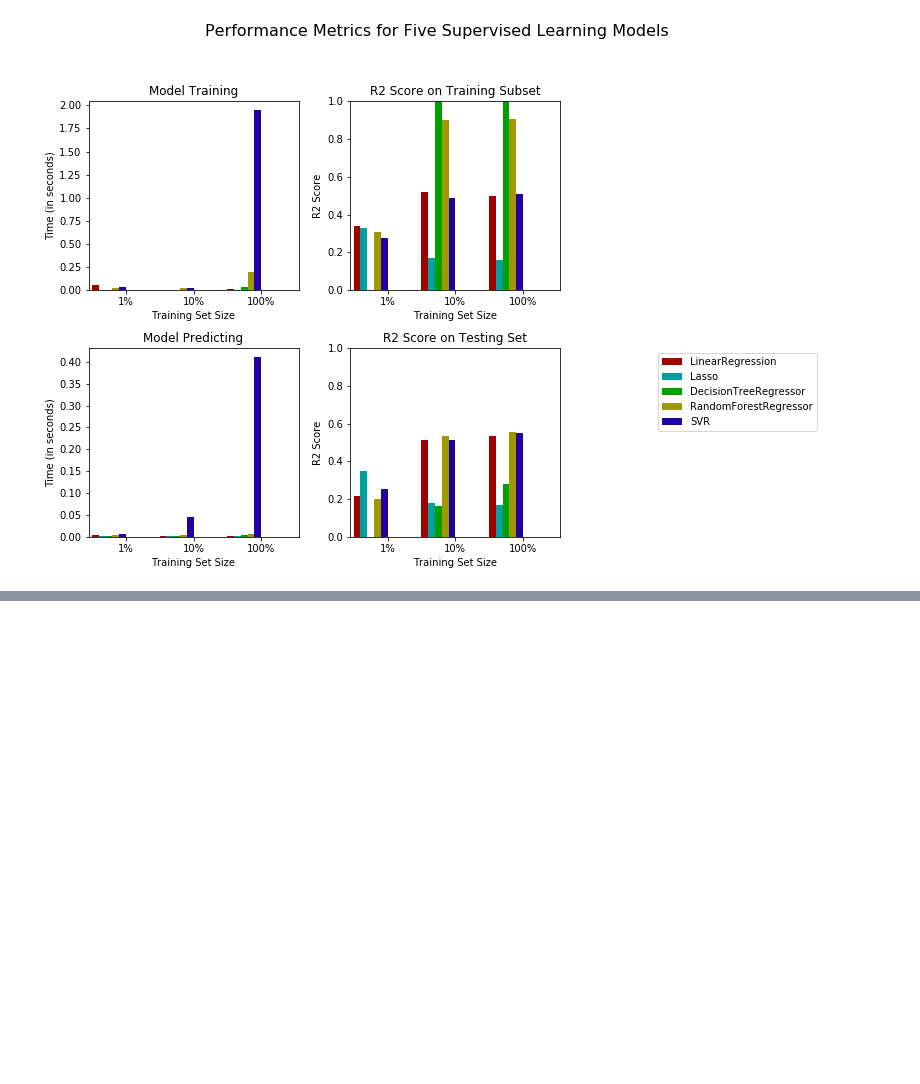
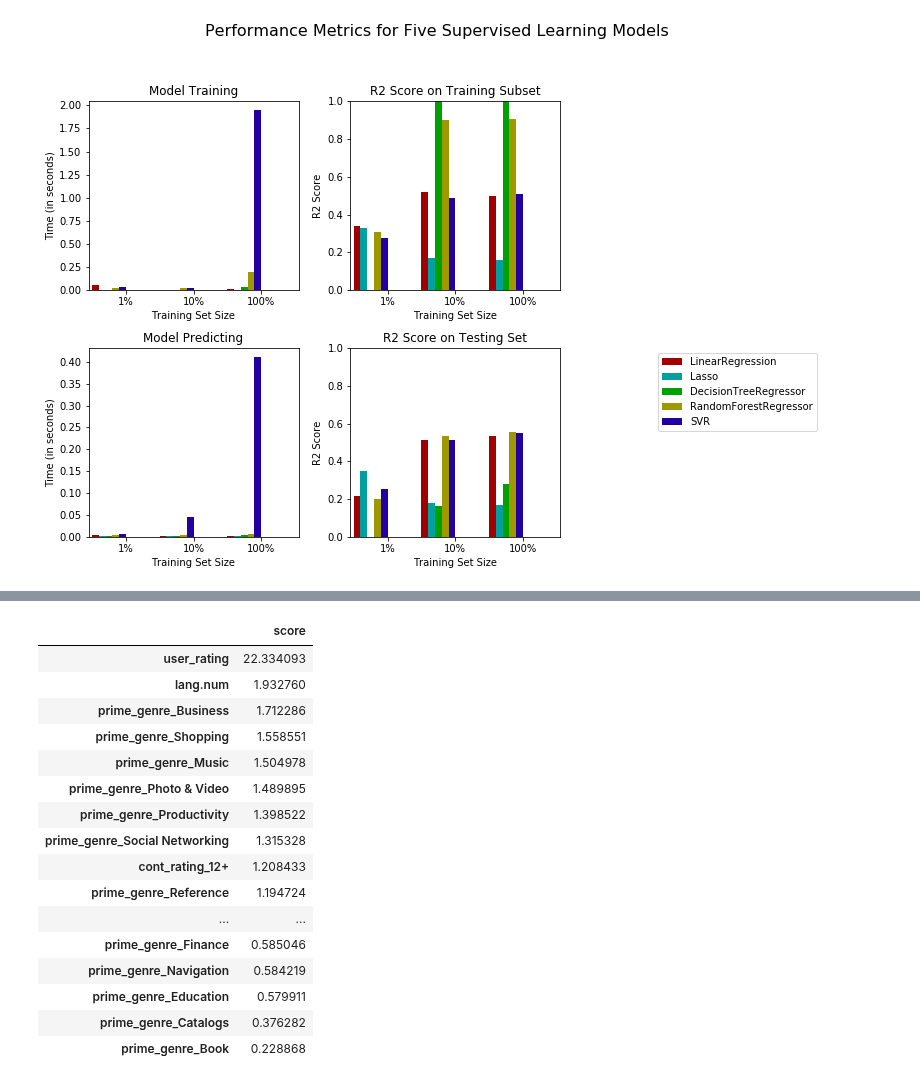
Before and after one commit to cgman64/apple-store-analysis, a Jupyter notebook: appStoreAnalysis.ipynb, the cells around one changed output, grey strips where cells are left out. Saved outputs shown, nothing was run; the diff lists cells and outputs as text; code cells hidden in the pictures; blank space fills up the shorter version.

```diff
--- a/appStoreAnalysis.ipynb
+++ b/appStoreAnalysis.ipynb
@@ -665,0 +686,33 @@ vs.evaluate(results)
+# %%
+def print_scores(s, features):
+    selected_feature_indices = s.get_support(indices=True)
+    selected_features = [features[1:][i] for i in selected_feature_indices]
+    kbest_scores = {}
+    k = 0
+    for feat in selected_features:
+        kbest_scores[feat] = s.scores_[k]
+        k += 1
+
+    df_kbest_scores = pd.DataFrame.from_dict(kbest_scores, orient='index')
+    df_kbest_scores.columns = ['score']
+    return df_kbest_scores.sort_values(by='score', ascending=False)
+
+print_scores(selector_df,features_list_df)
+# %% [output]
+|  | score |
+| user_rating | 22.334093 |
+| lang.num | 1.932760 |
+| prime_genre_Business | 1.712286 |
+| prime_genre_Shopping | 1.558551 |
+| prime_genre_Music | 1.504978 |
+| prime_genre_Photo & Video | 1.489895 |
+| prime_genre_Productivity | 1.398522 |
+| prime_genre_Social Networking | 1.315328 |
+| cont_rating_12+ | 1.208433 |
+| prime_genre_Reference | 1.194724 |
+| ... | ... |
+| prime_genre_Finance | 0.585046 |
+| prime_genre_Navigation | 0.584219 |
+| prime_genre_Education | 0.579911 |
+| prime_genre_Catalogs | 0.376282 |
+| prime_genre_Book | 0.228868 |
```
Also changed, not shown: parts of 4 cells of this notebook.
